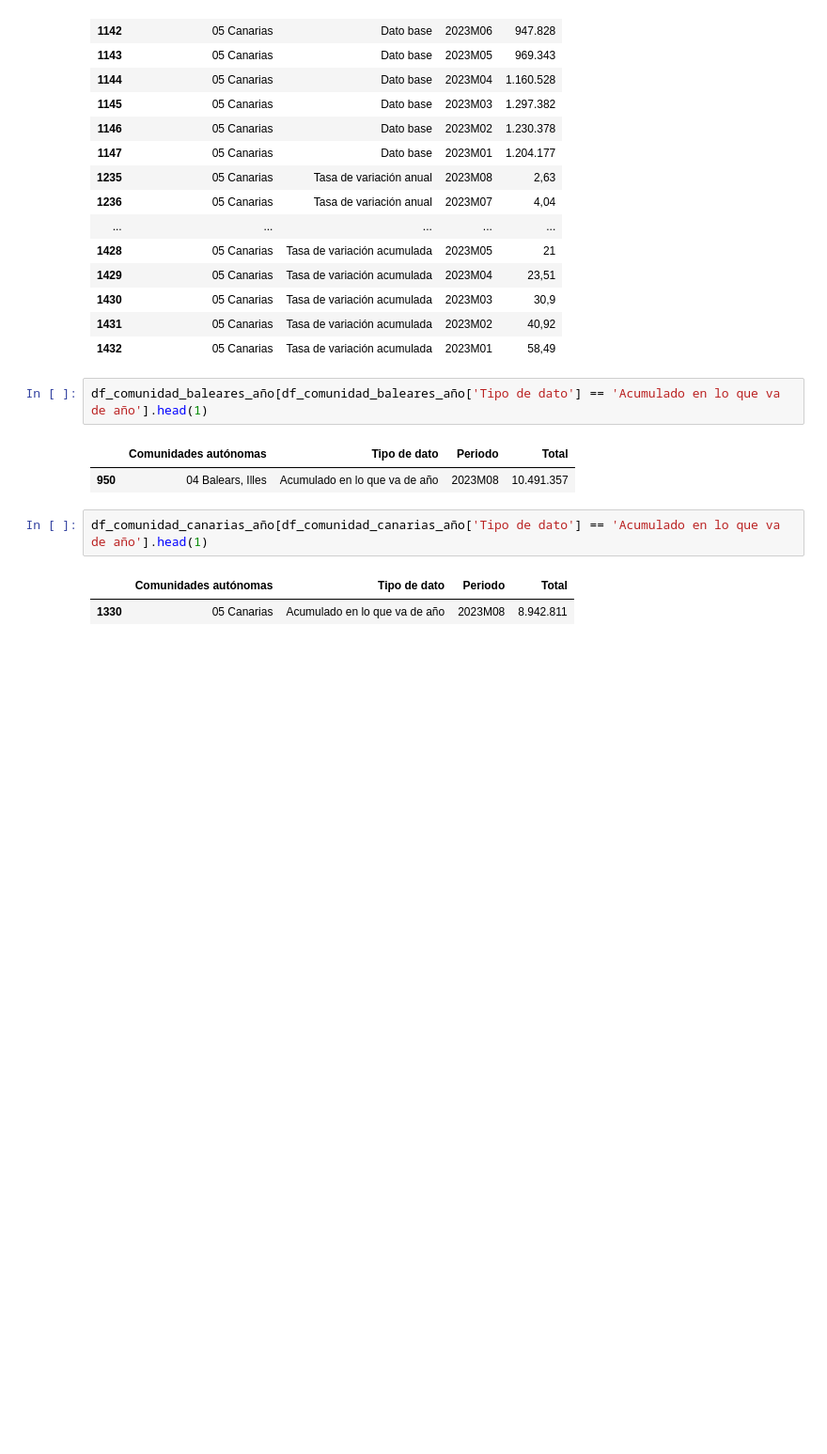
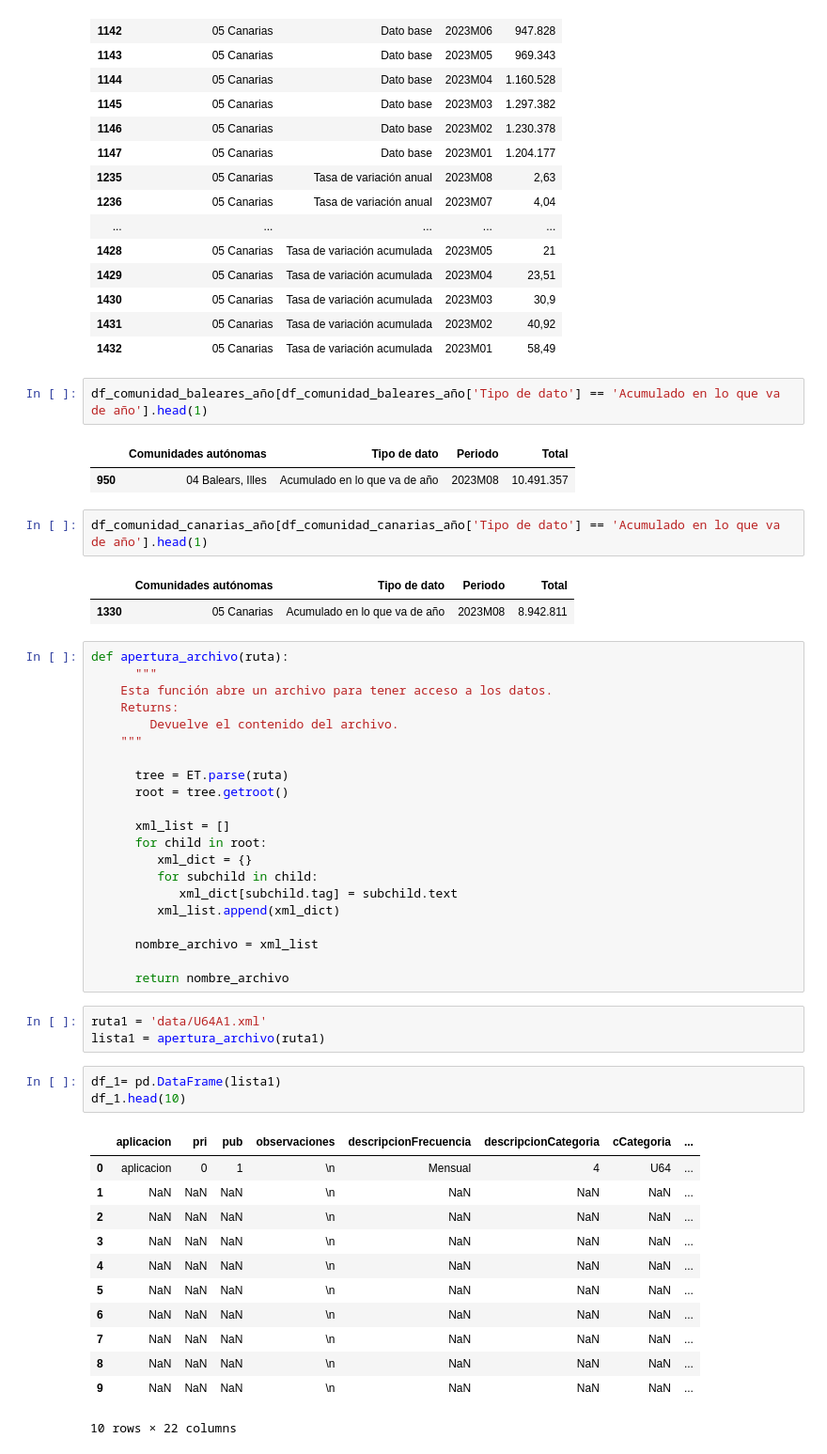
Before and after one commit to ctjaume/INE-reports, a Jupyter notebook: exploracion.ipynb, the cells around one changed output. Shown: that part at 94% size. Drawn from its saved outputs; the diff is of its cells as text; blank space fills up the shorter version.

```diff
--- a/exploracion.ipynb
+++ b/exploracion.ipynb
@@ -94,3 +95,43 @@ df_comunidad_canarias_año[df_comunidad_canarias_año['Tipo de dato'] == 'Acumul
 # %% [output]
 |  | Comunidades autónomas | Tipo de dato | Periodo | Total |
 | 1330 | 05 Canarias | Acumulado en lo que va de año | 2023M08 | 8.942.811 |
+# %%
+def apertura_archivo(ruta):
+      """
+    Esta función abre un archivo para tener acceso a los datos.
+    Returns:
+        Devuelve el contenido del archivo.
+    """
+
+      tree = ET.parse(ruta)
+      root = tree.getroot()
+
+      xml_list = []
+      for child in root:
+         xml_dict = {}
+         for subchild in child:
+            xml_dict[subchild.tag] = subchild.text
+         xml_list.append(xml_dict)
+
+      nombre_archivo = xml_list
+
+      return nombre_archivo
+# %%
+ruta1 = 'data/U64A1.xml'
+lista1 = apertura_archivo(ruta1)
+# %%
+df_1= pd.DataFrame(lista1)
+df_1.head(10)
+# %% [output]
+|  | aplicacion | pri | pub | observaciones | descripcionFrecuencia | descripcionCategoria | cCategoria | ... |
+| 0 | aplicacion | 0 | 1 | \n | Mensual | 4 | U64 | ... |
+| 1 | NaN | NaN | NaN | \n | NaN | NaN | NaN | ... |
+| 2 | NaN | NaN | NaN | \n | NaN | NaN | NaN | ... |
+| 3 | NaN | NaN | NaN | \n | NaN | NaN | NaN | ... |
+| 4 | NaN | NaN | NaN | \n | NaN | NaN | NaN | ... |
+| 5 | NaN | NaN | NaN | \n | NaN | NaN | NaN | ... |
+| 6 | NaN | NaN | NaN | \n | NaN | NaN | NaN | ... |
+| 7 | NaN | NaN | NaN | \n | NaN | NaN | NaN | ... |
+| 8 | NaN | NaN | NaN | \n | NaN | NaN | NaN | ... |
+| 9 | NaN | NaN | NaN | \n | NaN | NaN | NaN | ... |
+10 rows × 22 columns
```
Also changed, not shown: parts of 2 cells of this notebook, 13 other files.
